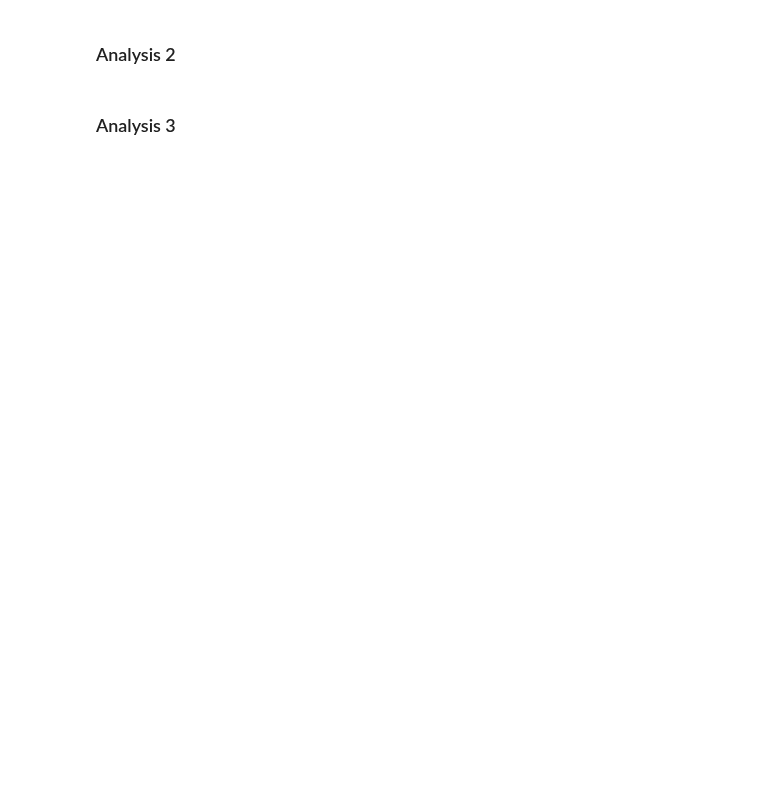
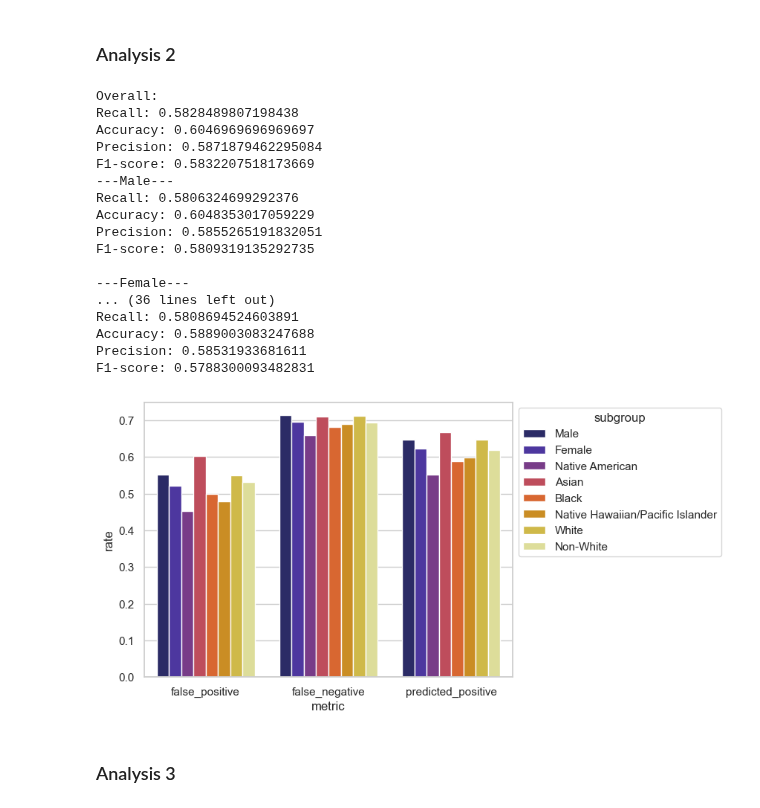
Before and after one commit to AtulyaL/INFO4390_Project, a Jupyter notebook: Phase 3.ipynb, the cells around one changed output. Cells and saved outputs as stored; diff of their text form; code cells hidden in the pictures; blank space fills up the shorter version.

```diff
--- a/Phase 3.ipynb
+++ b/Phase 3.ipynb
@@ -363,3 +347,44 @@ plot_fairness(knn_metrics)
+# %%
+from sklearn.neighbors import KNeighborsClassifier
+from sklearn.preprocessing import StandardScaler
+
+# Scale features for KNN
+scaler = StandardScaler()
+X_train_scaled = scaler.fit_transform(X_train[feats])
+X_test_scaled = scaler.transform(X_test[feats])
+
+# Model
+clf_knn = KNeighborsClassifier(n_neighbors=5, n_jobs=-1)  # You can tune n_neighbors
+clf_knn.fit(X_train_scaled, y_train)
+
+# Predictions
+y_result_knn = clf_knn.predict(X_test_scaled)
+
+# Reports
+accuracy_report(y_result_knn, y_test, X_test)
+
+# Fairness metrics calculation
+knn_metrics = calc_fairness(y_result_knn, y_test, X_test)
+plot_fairness(knn_metrics)
+# %% [output]
+Overall:
+Recall: 0.5828489807198438
+Accuracy: 0.6046969696969697
+Precision: 0.5871879462295084
+F1-score: 0.5832207518173669
+---Male---
+Recall: 0.5806324699292376
+Accuracy: 0.6048353017059229
+Precision: 0.5855265191832051
+F1-score: 0.5809319135292735
+
+---Female---
+... (36 lines left out)
+Recall: 0.5808694524603891
+Accuracy: 0.5889003083247688
+Precision: 0.58531933681611
+F1-score: 0.5788300093482831
+[figure, added]
 # %% [markdown]
 ### Analysis 3
 # %%
```
Also changed, not shown: parts of 12 cells of this notebook.
